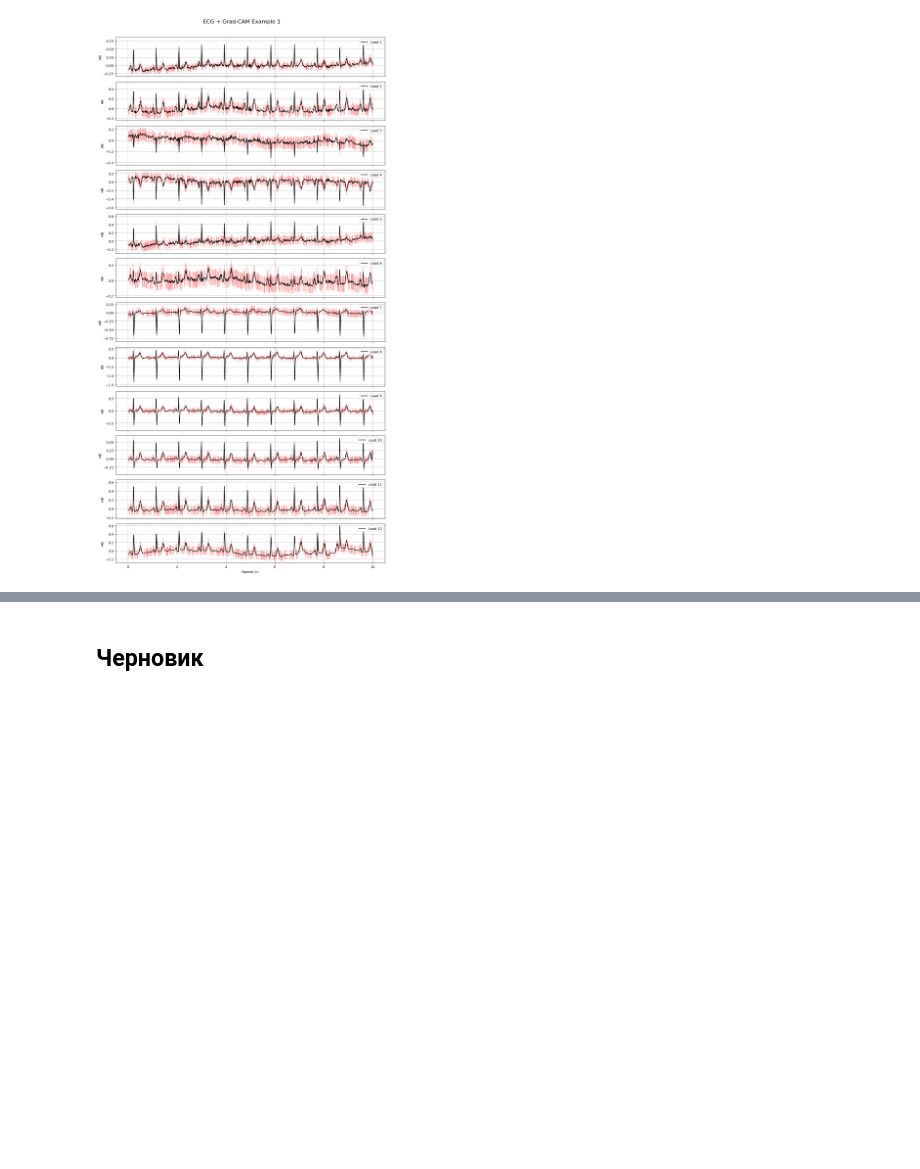
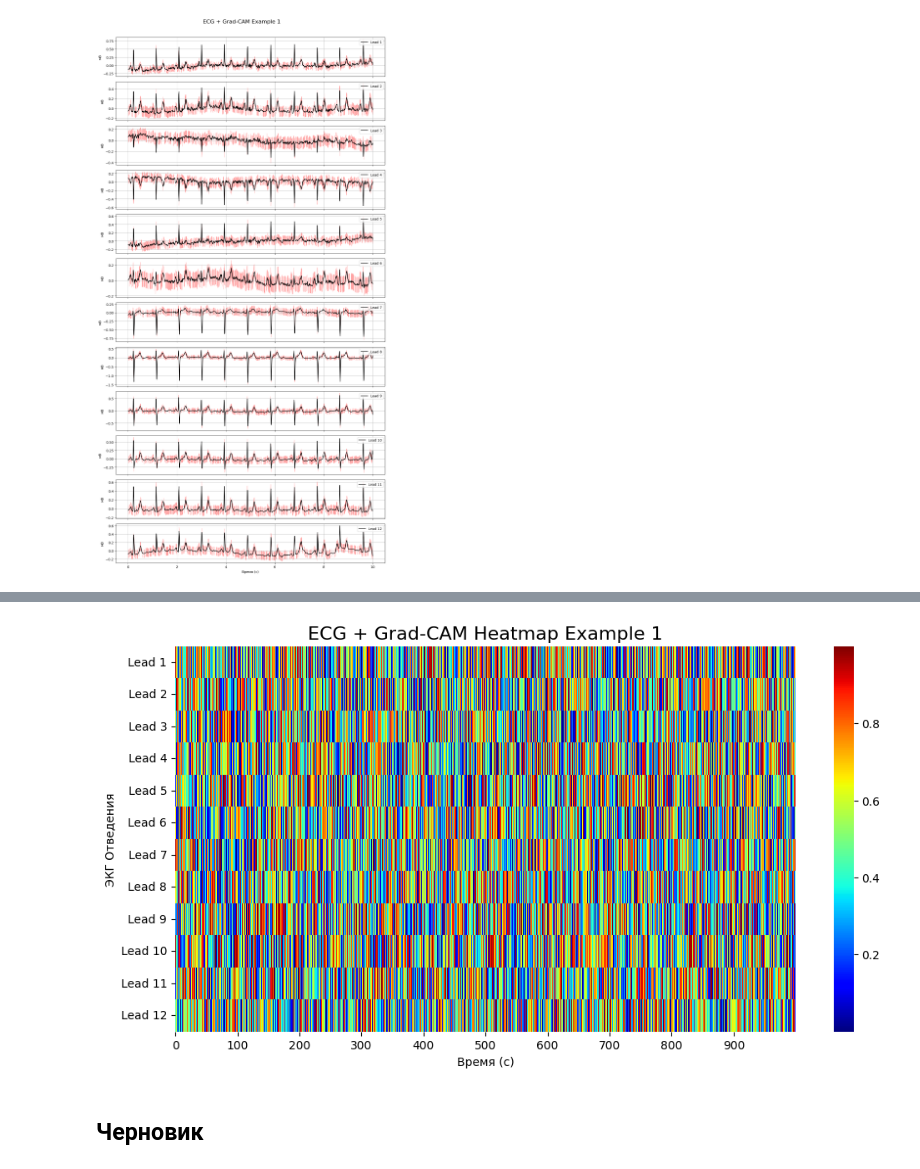
Before and after one commit to Orlovaanastasia/ecg_explainable_model, a Jupyter notebook: ECG-gradcam.ipynb, the cells around one changed output, grey strips where cells are left out. Saved outputs shown, nothing was run; the diff lists cells and outputs as text; code cells hidden in the pictures; blank space fills up the shorter version.

```diff
--- a/ECG-gradcam.ipynb
+++ b/ECG-gradcam.ipynb
@@ -956,3 +1003,37 @@ plot_ecg_with_gradcam(example_signal, grad_cam_map, sampling_rate, title=f"ECG +
+# %%
+import numpy as np
+import matplotlib.pyplot as plt
+import seaborn as sns
+
+def plot_ecg_heatmap(signal, grad_cam_map, sampling_rate, title="ECG Signal + Grad-CAM", leads=12):
+    """
+    Визуализация ЭКГ в виде тепловой карты Grad-CAM.
+    signal: np.array (shape: [время, 12]) – ЭКГ сигнал
+    grad_cam_map: np.array (shape: [время, 12]) – карта важности Grad-CAM
+    sampling_rate: частота дискретизации
+    """
+    time = np.linspace(0, signal.shape[0] / sampling_rate, signal.shape[0])
+
+    fig, ax = plt.subplots(figsize=(12, 6))
+
+    # Тепловая карта Grad-CAM
+    sns.heatmap(grad_cam_map.T, cmap="jet", cbar=True, xticklabels=100,
+                yticklabels=[f"Lead {i+1}" for i in range(leads)], ax=ax)
+
+    plt.xlabel("Время (с)")
+    plt.ylabel("ЭКГ Отведения")
+    plt.title(title, fontsize=16)
+    plt.show()
+
+# Пример данных (замени на реальные)
+example_index = 0
+example_signal = np.random.rand(1000, 12)  # Симуляция ЭКГ (1000 временных шагов, 12 отведений)
+grad_cam_map = np.random.rand(1000, 12)  # Симуляция карты активации Grad-CAM
+
+# Визуализация в виде тепловой карты
+plot_ecg_heatmap(example_signal, grad_cam_map, sampling_rate=100, title=f"ECG + Grad-CAM Heatmap Example {example_index+1}")
+# %% [output]
+[figure, added]
 # %% [markdown]
 ## Черновик
 # %%
```
Also changed, not shown: parts of 3 cells of this notebook.
